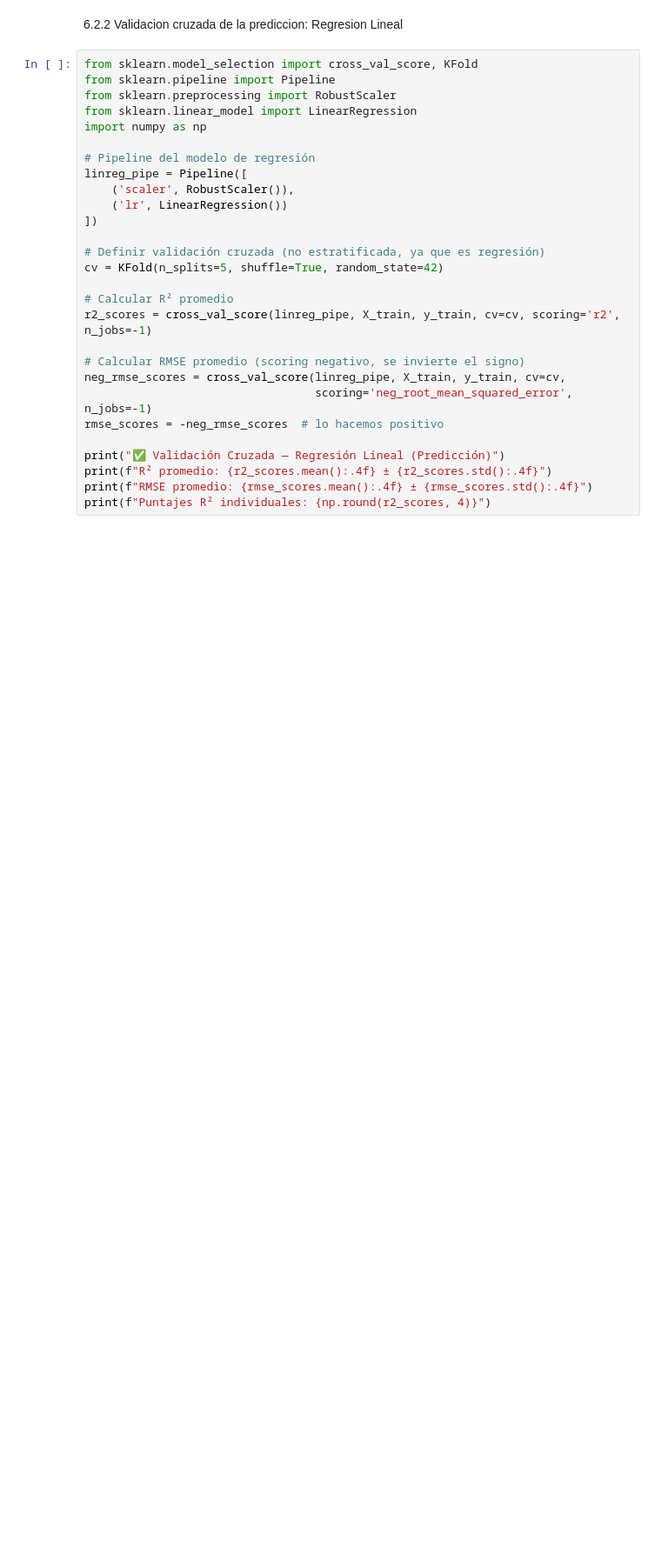
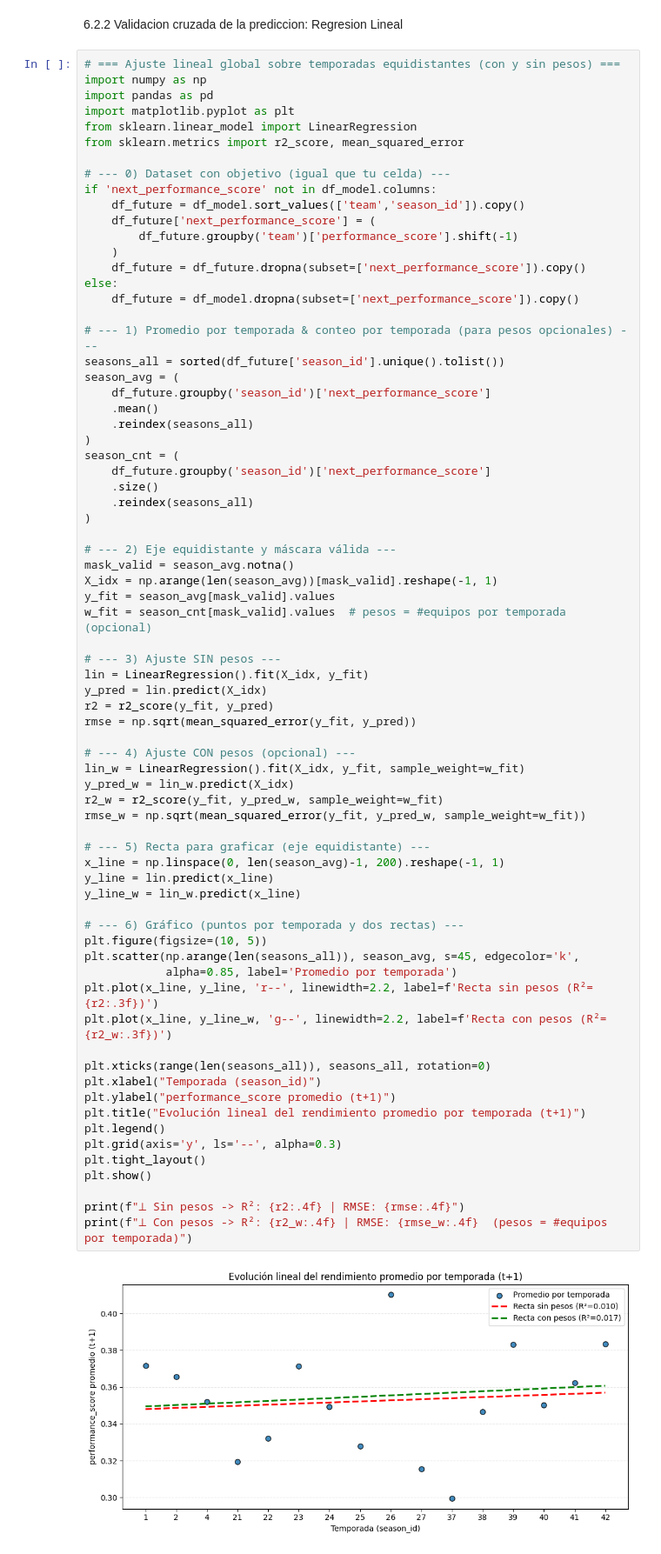
Before and after one commit to VainstubTomas/Aprendizaje_Automatico_Grandes_Datos, a Jupyter notebook: main.ipynb, the cells around one changed output. Shown at 87% size. Saved outputs shown, nothing was run; the diff lists cells and outputs as text; blank space fills up the shorter version.

```diff
--- a/main.ipynb
+++ b/main.ipynb
@@ -1804,31 +1791,76 @@ Puntajes individuales por fold: [0.9692 0.9692 0.9844 1.     0.9688]
 # %% [markdown]
 6.2.2 Validacion cruzada de la prediccion: Regresion Lineal
 # %%
-from sklearn.model_selection import cross_val_score, KFold
-from sklearn.pipeline import Pipeline
-from sklearn.preprocessing import RobustScaler
+# === Ajuste lineal global sobre temporadas equidistantes (con y sin pesos) ===
+import numpy as np
+import pandas as pd
+import matplotlib.pyplot as plt
 from sklearn.linear_model import LinearRegression
-import numpy as np
+from sklearn.metrics import r2_score, mean_squared_error
 
-# Pipeline del modelo de regresión
-linreg_pipe = Pipeline([
-    ('scaler', RobustScaler()),
-    ('lr', LinearRegression())
-])
+# --- 0) Dataset con objetivo (igual que tu celda) ---
+if 'next_performance_score' not in df_model.columns:
+    df_future = df_model.sort_values(['team','season_id']).copy()
+    df_future['next_performance_score'] = (
+        df_future.groupby('team')['performance_score'].shift(-1)
+    )
+    df_future = df_future.dropna(subset=['next_performance_score']).copy()
+else:
+    df_future = df_model.dropna(subset=['next_performance_score']).copy()
 
-# Definir validación cruzada (no estratificada, ya que es regresión)
-cv = KFold(n_splits=5, shuffle=True, random_state=42)
+# --- 1) Promedio por temporada & conteo por temporada (para pesos opcionales) ---
+seasons_all = sorted(df_future['season_id'].unique().tolist())
+season_avg = (
+    df_future.groupby('season_id')['next_performance_score']
+    .mean()
+    .reindex(seasons_all)
+)
+season_cnt = (
+    df_future.groupby('season_id')['next_performance_score']
+    .size()
+    .reindex(seasons_all)
+)
 
-# Calcular R² promedio
-r2_scores = cross_val_score(linreg_pipe, X_train, y_train, cv=cv, scoring='r2', n_jobs=-1)
+# --- 2) Eje equidistante y máscara válida ---
+mask_valid = season_avg.notna()
+X_idx = np.arange(len(season_avg))[mask_valid].reshape(-1, 1)
+y_fit = season_avg[mask_valid].values
+w_fit = season_cnt[mask_valid].values  # pesos = #equipos por temporada (opcional)
 
-# Calcular RMSE promedio (scoring negativo, se invierte el signo)
-neg_rmse_scores = cross_val_score(linreg_pipe, X_train, y_train, cv=cv,
-                                  scoring='neg_root_mean_squared_error', n_jobs=-1)
-rmse_scores = -neg_rmse_scores  # lo hacemos positivo
+# --- 3) Ajuste SIN pesos ---
+lin = LinearRegression().fit(X_idx, y_fit)
+y_pred = lin.predict(X_idx)
+r2 = r2_score(y_fit, y_pred)
+rmse = np.sqrt(mean_squared_error(y_fit, y_pred))
 
-print("✅ Validación Cruzada — Regresión Lineal (Predicción)")
-print(f"R² promedio: {r2_scores.mean():.4f} ± {r2_scores.std():.4f}")
-print(f"RMSE promedio: {rmse_scores.mean():.4f} ± {rmse_scores.std():.4f}")
-print(f"Puntajes R² individuales: {np.round(r2_scores, 4)}")
+# --- 4) Ajuste CON pesos (opcional) ---
+lin_w = LinearRegression().fit(X_idx, y_fit, sample_weight=w_fit)
+y_pred_w = lin_w.predict(X_idx)
+r2_w = r2_score(y_fit, y_pred_w, sample_weight=w_fit)
+rmse_w = np.sqrt(mean_squared_error(y_fit, y_pred_w, sample_weight=w_fit))
+
+# --- 5) Recta para graficar (eje equidistante) ---
+x_line = np.linspace(0, len(season_avg)-1, 200).reshape(-1, 1)
+y_line = lin.predict(x_line)
+y_line_w = lin_w.predict(x_line)
+
+# --- 6) Gráfico (puntos por temporada y dos rectas) ---
+plt.figure(figsize=(10, 5))
+plt.scatter(np.arange(len(seasons_all)), season_avg, s=45, edgecolor='k',
+            alpha=0.85, label='Promedio por temporada')
+plt.plot(x_line, y_line, 'r--', linewidth=2.2, label=f'Recta sin pesos (R²={r2:.3f})')
+plt.plot(x_line, y_line_w, 'g--', linewidth=2.2, label=f'Recta con pesos (R²={r2_w:.3f})')
+
+plt.xticks(range(len(seasons_all)), seasons_all, rotation=0)
+plt.xlabel("Temporada (season_id)")
+plt.ylabel("performance_score promedio (t+1)")
+plt.title("Evolución lineal del rendimiento promedio por temporada (t+1)")
+plt.legend()
+plt.grid(axis='y', ls='--', alpha=0.3)
+plt.tight_layout()
+plt.show()
+
+print(f"⟂ Sin pesos -> R²: {r2:.4f} | RMSE: {rmse:.4f}")
+print(f"⟂ Con pesos -> R²: {r2_w:.4f} | RMSE: {rmse_w:.4f}  (pesos = #equipos por temporada)")
 # %% [output]
+[figure, added]
```
Also changed, not shown: parts of 10 cells of this notebook, 4 other files.
